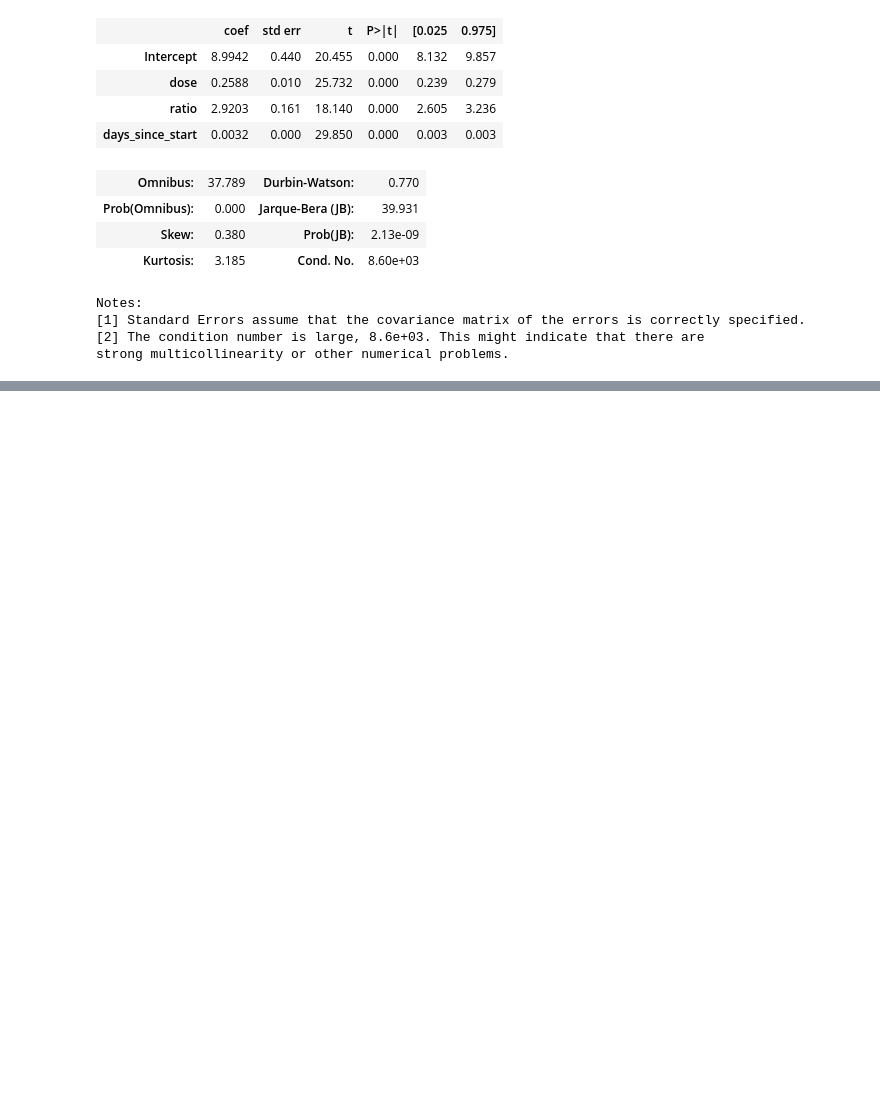
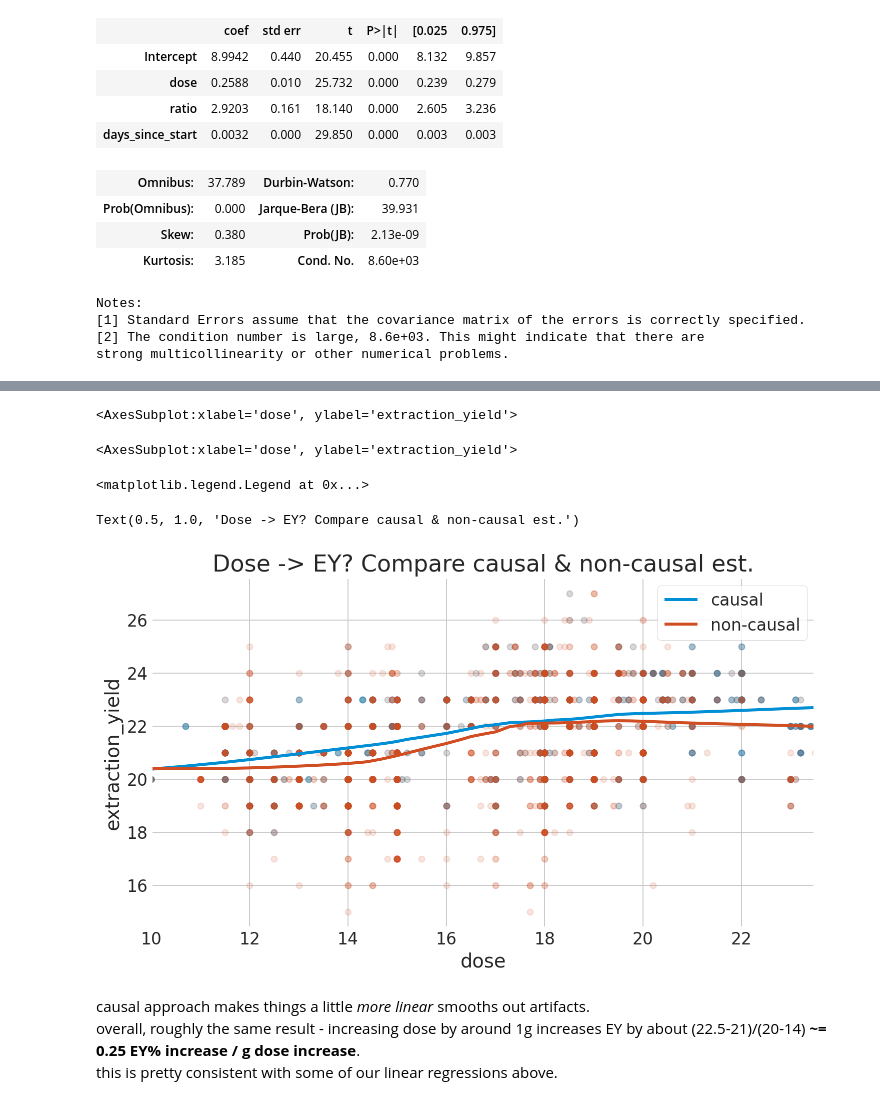
Before and after one commit to No-Stream/espresso-extraction-analysis, a Jupyter notebook: espresso-extraction-analysis.ipynb, the cells around one changed output, grey strips where cells are left out. Cells and saved outputs as stored; diff of their text form; code cells hidden in the pictures; blank space fills up the shorter version.

```diff
--- a/espresso-extraction-analysis.ipynb
+++ b/espresso-extraction-analysis.ipynb
@@ -803,0 +894,25 @@ strong multicollinearity or other numerical problems.
+# %%
+# Plot
+
+for df in [interventional_df, spros]:
+    # causal
+    sns.regplot(
+        data=df,
+        x=TREATMENT,
+        y=OUTCOME,
+        scatter_kws={'alpha':.15},
+        lowess=True,
+    )
+
+plt.legend(['causal', 'non-causal'])
+plt.title('Dose -> EY? Compare causal & non-causal est.')
+# %% [output]
+<AxesSubplot:xlabel='dose', ylabel='extraction_yield'>
+<AxesSubplot:xlabel='dose', ylabel='extraction_yield'>
+<matplotlib.legend.Legend at 0x...>
+Text(0.5, 1.0, 'Dose -> EY? Compare causal & non-causal est.')
+[figure, added]
+# %% [markdown]
+causal approach makes things a little _more linear_ smooths out artifacts.
+overall, roughly the same result - increasing dose by around 1g increases EY by about (22.5-21)/(20-14) __~= 0.25 EY% increase / g dose increase__.
+this is pretty consistent with some of our linear regressions above.
```
Also changed, not shown: parts of 7 cells of this notebook.
